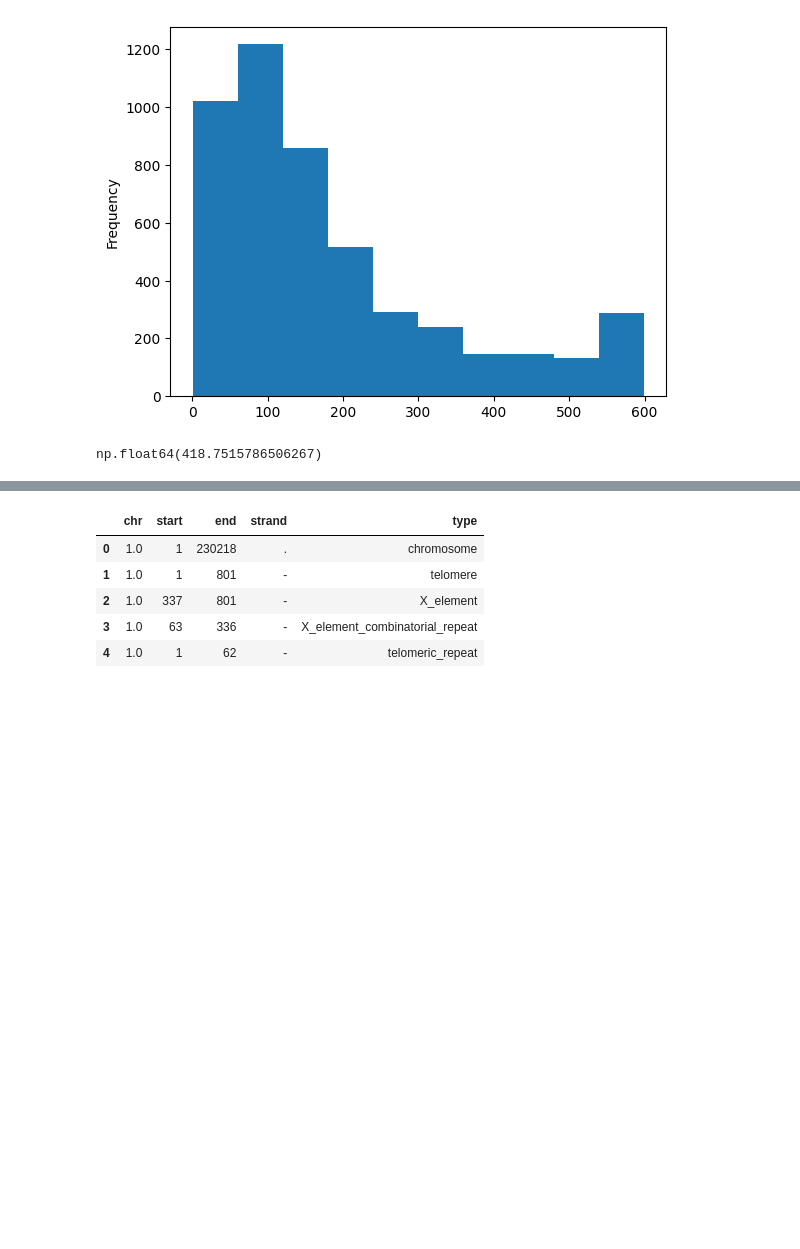
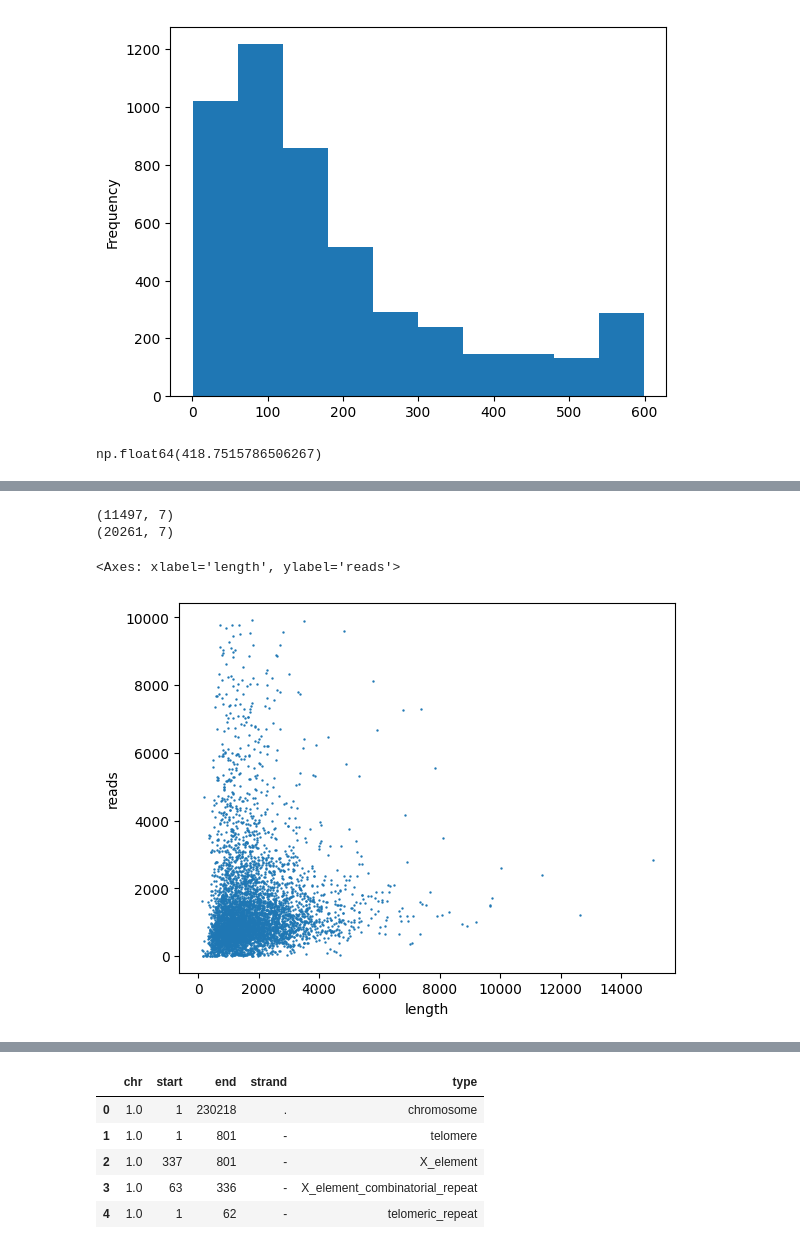
Before and after one commit to rutuja-gupte/sharp-tam-yeast, a Jupyter notebook: mapper_final_final.ipynb, the cells around one changed output, grey strips where cells are left out. Saved outputs shown, nothing was run; the diff lists cells and outputs as text; code cells hidden in the pictures; blank space fills up the shorter version.

```diff
--- a/mapper_final_final.ipynb
+++ b/mapper_final_final.ipynb
@@ -189,3 +238,14 @@ for key in ua:
+# %%
+print(df[(df["reads"] < 1e5) & (df["type"].apply(lambda item: item in ["gene", "ORFs"]))].shape)
+print(df[(df["reads"] < 1e5)].shape)
+# %% [output]
+(11497, 7)
+(20261, 7)
+# %%
+df[(df["reads"] < 1e4) & (df["type"].apply(lambda item: item in ["ORFs"]))].plot.scatter(y="reads", x="length", s=0.5)
+# %% [output]
+<Axes: xlabel='length', ylabel='reads'>
+[figure, added]
 # %%
 # d
 # %%
```
Also changed, not shown: parts of 36 cells of this notebook, 14 other files.
